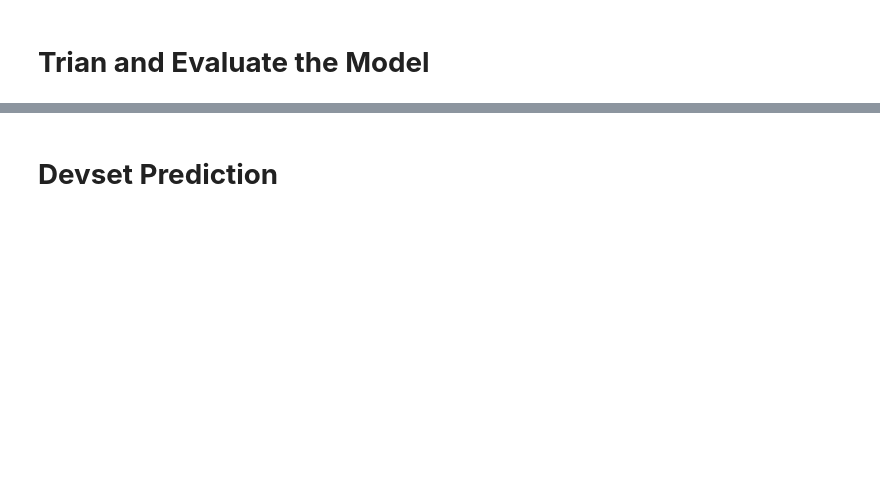
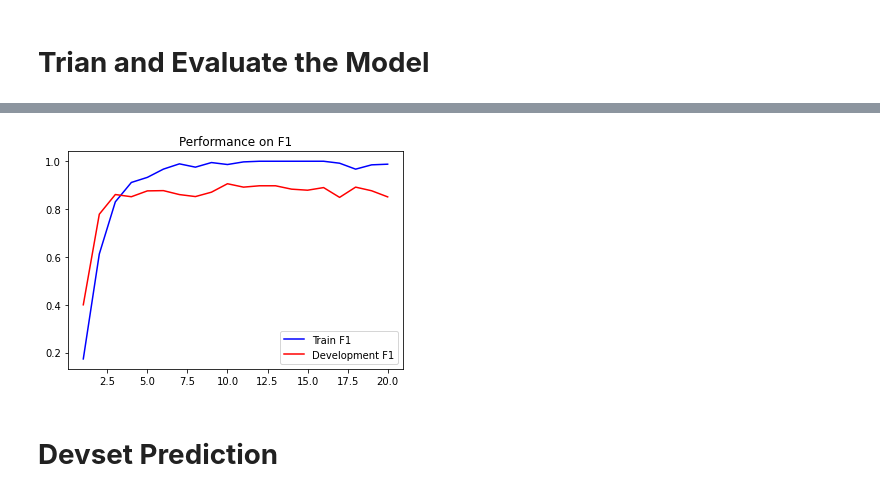
Before and after one commit to simonqian999/nlp_2022_p, a Jupyter notebook: Peter/code/BertForSequence.ipynb, the cells around one changed output, grey strips where cells are left out. Saved outputs shown, nothing was run; the diff lists cells and outputs as text; code cells hidden in the pictures; blank space fills up the shorter version.

```diff
--- a/Peter/code/BertForSequence.ipynb
+++ b/Peter/code/BertForSequence.ipynb
@@ -267,3 +297,13 @@ plt.show()
+# %%
+epochs = range(1, EPOCHS+1)
+plt.plot(epochs, train_f1_score, 'b', label = 'Train F1')
+plt.plot(epochs, dev_f1_score, 'r', label = 'Development F1')
+plt.title('Performance on F1')
+plt.legend()
+plt.savefig("output/F1.png")
+plt.show()
+# %% [output]
+[figure, added]
 # %% [markdown]
 # **Devset Prediction**
 # %%
```
Also changed, not shown: parts of 17 cells of this notebook, 9 other files.
